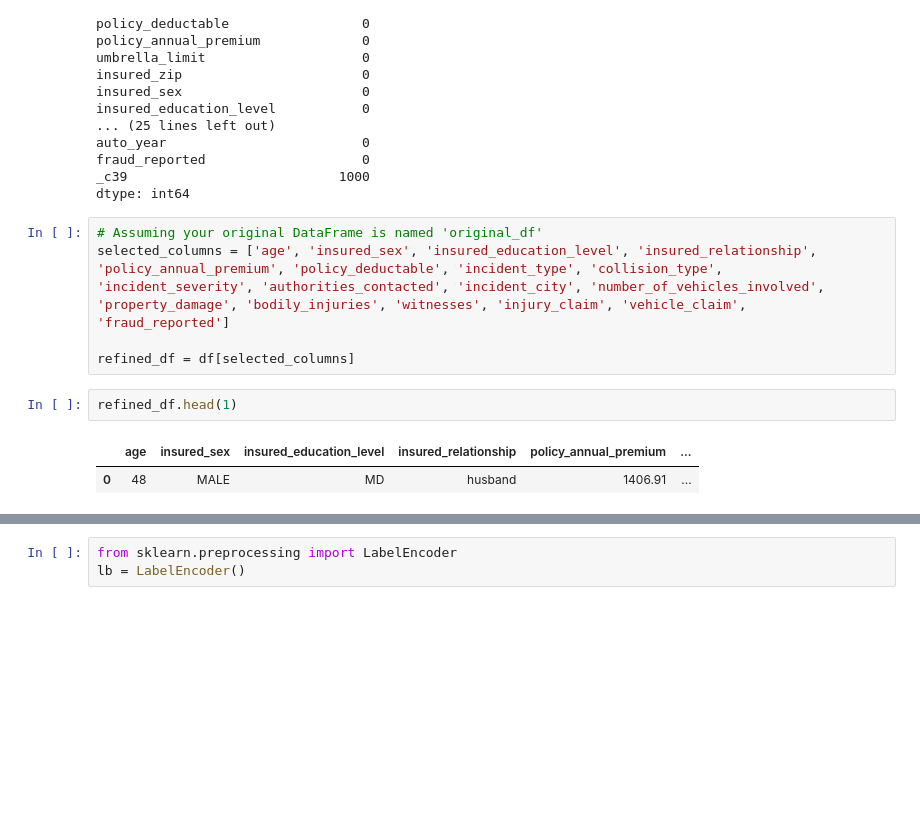
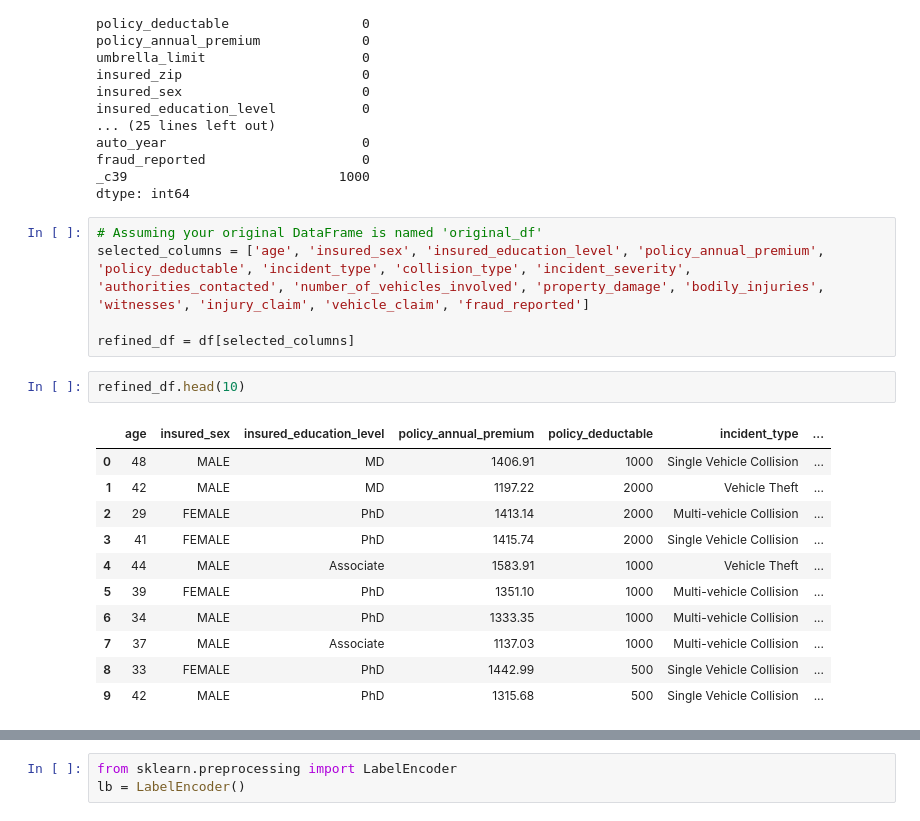
Before and after one commit to iamhimanshu98/CarClaim, a Jupyter notebook: carclaim.ipynb, the cells around one changed output, grey strips where cells are left out. Cells and saved outputs as stored; diff of their text form; blank space fills up the shorter version.

```diff
--- a/carclaim.ipynb
+++ b/carclaim.ipynb
@@ -237,11 +241,20 @@ _c39                           1000
 dtype: int64
 # %%
 # Assuming your original DataFrame is named 'original_df'
-selected_columns = ['age', 'insured_sex', 'insured_education_level', 'insured_relationship', 'policy_annual_premium', 'policy_deductable', 'incident_type', 'collision_type', 'incident_severity', 'authorities_contacted', 'incident_city', 'number_of_vehicles_involved', 'property_damage', 'bodily_injuries', 'witnesses', 'injury_claim', 'vehicle_claim', 'fraud_reported']
+selected_columns = ['age', 'insured_sex', 'insured_education_level', 'policy_annual_premium', 'policy_deductable', 'incident_type', 'collision_type', 'incident_severity', 'authorities_contacted', 'number_of_vehicles_involved', 'property_damage', 'bodily_injuries', 'witnesses', 'injury_claim', 'vehicle_claim', 'fraud_reported']
 
 refined_df = df[selected_columns]
 # %%
-refined_df.head(1)
+refined_df.head(10)
 # %% [output]
-|  | age | insured_sex | insured_education_level | insured_relationship | policy_annual_premium | ... |
-| 0 | 48 | MALE | MD | husband | 1406.91 | ... |
+|  | age | insured_sex | insured_education_level | policy_annual_premium | policy_deductable | incident_type | ... |
+| 0 | 48 | MALE | MD | 1406.91 | 1000 | Single Vehicle Collision | ... |
+| 1 | 42 | MALE | MD | 1197.22 | 2000 | Vehicle Theft | ... |
+| 2 | 29 | FEMALE | PhD | 1413.14 | 2000 | Multi-vehicle Collision | ... |
+| 3 | 41 | FEMALE | PhD | 1415.74 | 2000 | Single Vehicle Collision | ... |
+| 4 | 44 | MALE | Associate | 1583.91 | 1000 | Vehicle Theft | ... |
+| 5 | 39 | FEMALE | PhD | 1351.10 | 1000 | Multi-vehicle Collision | ... |
+| 6 | 34 | MALE | PhD | 1333.35 | 1000 | Multi-vehicle Collision | ... |
+| 7 | 37 | MALE | Associate | 1137.03 | 1000 | Multi-vehicle Collision | ... |
+| 8 | 33 | FEMALE | PhD | 1442.99 | 500 | Single Vehicle Collision | ... |
+| 9 | 42 | MALE | PhD | 1315.68 | 500 | Single Vehicle Collision | ... |
```
Also changed, not shown: parts of 10 cells of this notebook, 7 other files.
